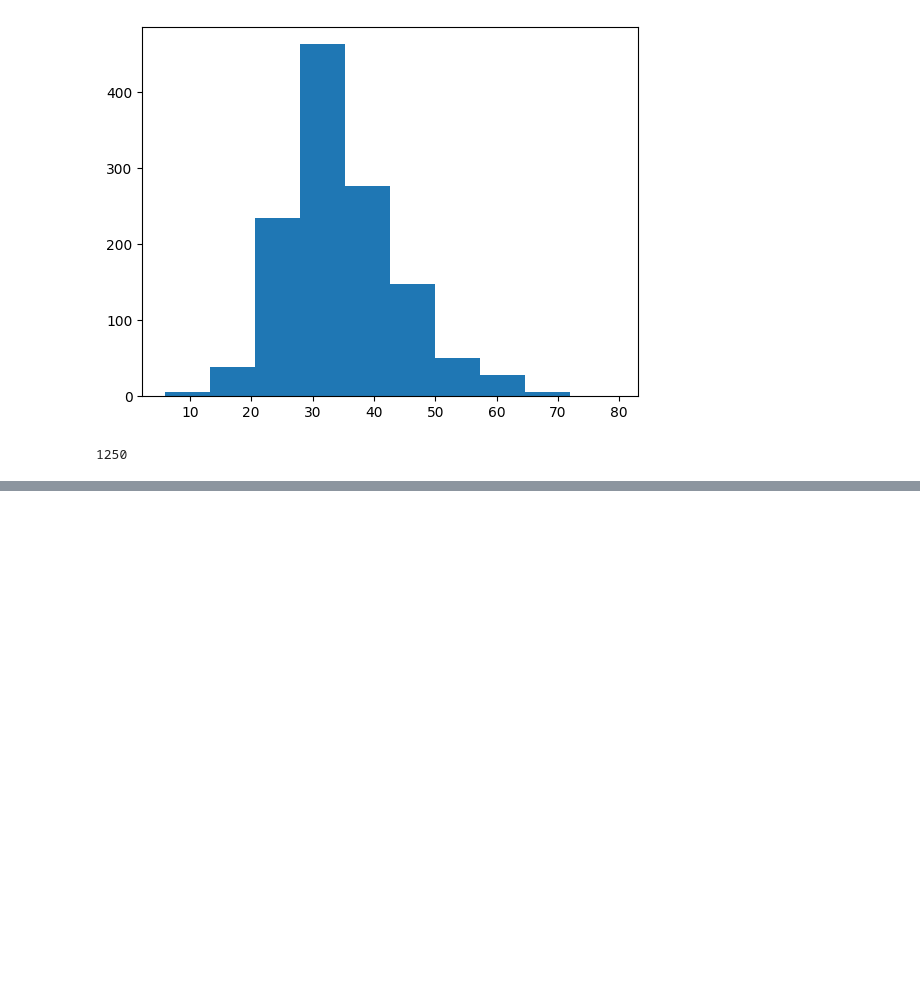
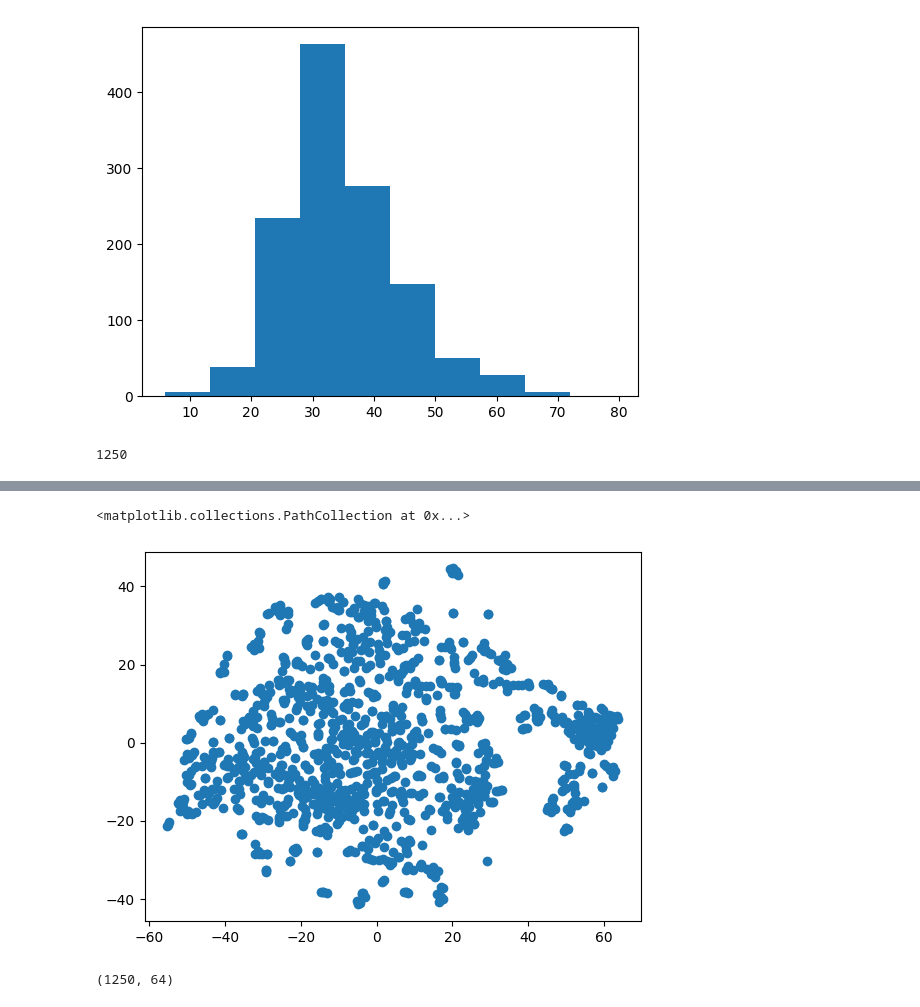
Before and after one commit to mariakesa/MousePipeline, a Jupyter notebook: harvard_pipeline/exploratory.ipynb, the cells around one changed output, grey strips where cells are left out. Saved outputs shown, nothing was run; the diff lists cells and outputs as text; code cells hidden in the pictures; blank space fills up the shorter version.

```diff
--- a/harvard_pipeline/exploratory.ipynb
+++ b/harvard_pipeline/exploratory.ipynb
@@ -89,0 +166,15 @@ len(ims)
+# %%
+from sklearn.manifold import TSNE
+
+tsne=TSNE(n_components=2)
+
+tsne.fit_transform(clip)
+
+plt.scatter(tsne.embedding_[:,0],tsne.embedding_[:,1])
+# %% [output]
+<matplotlib.collections.PathCollection at 0x...>
+[figure, added]
+# %%
+print(dat.shape)
+# %% [output]
+(1250, 64)
```
Also changed, not shown: parts of 9 cells of this notebook, 5 other files.
